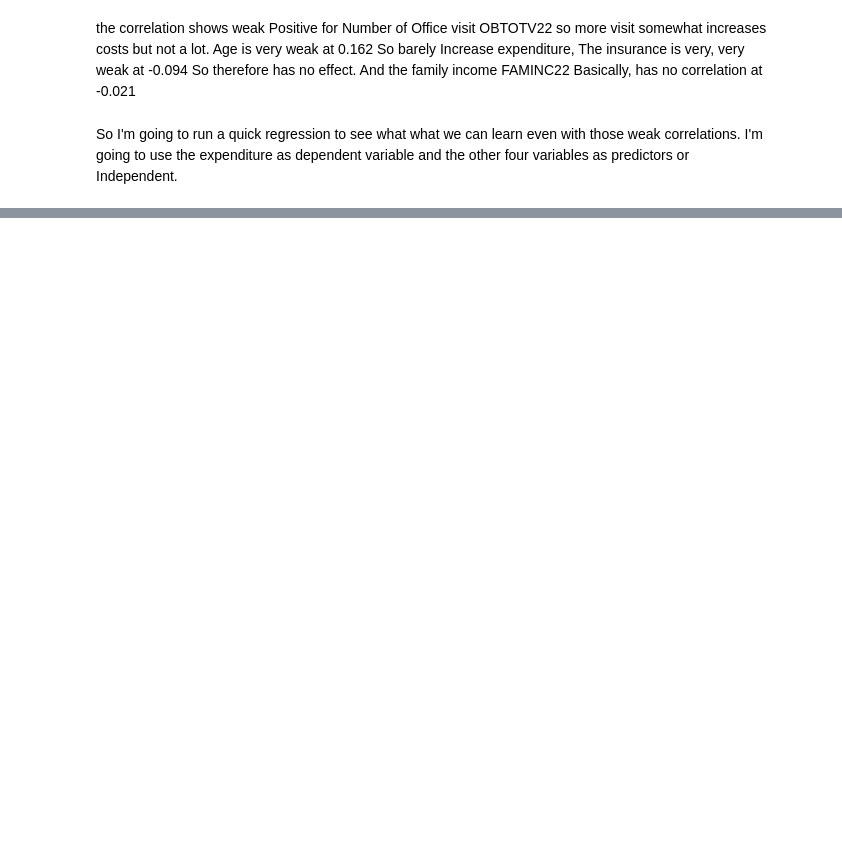
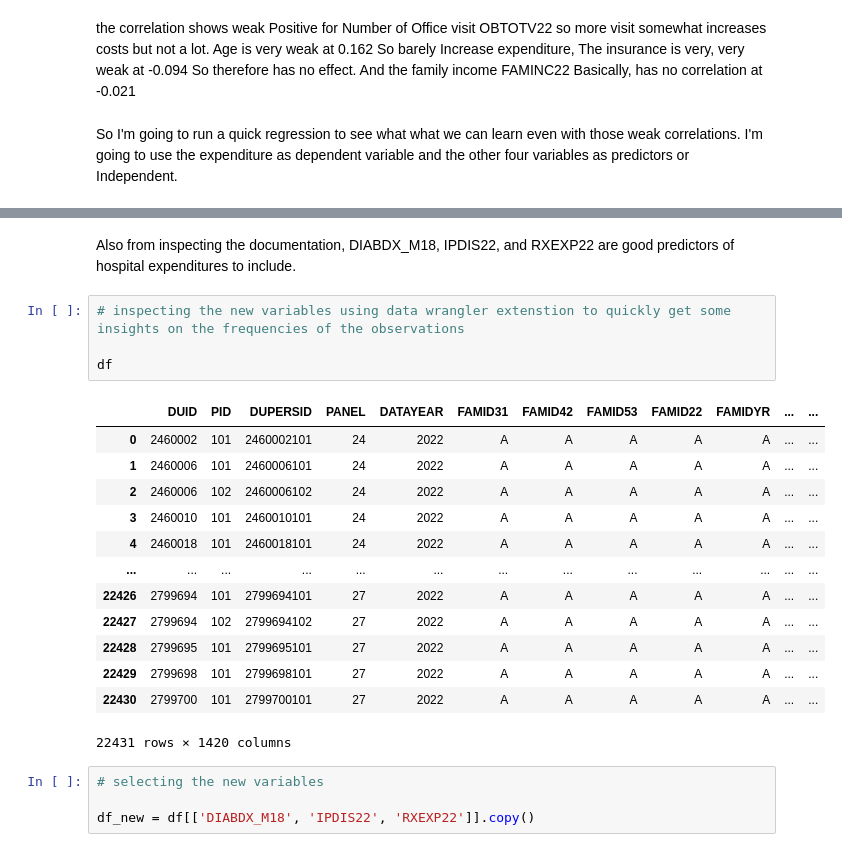
Before and after one commit to sinatijani/medical-cost-regression, a Jupyter notebook: medical_cost_analysis.ipynb, the cells around one changed output, grey strips where cells are left out. Cells and saved outputs as stored; diff of their text form; blank space fills up the shorter version.

Commit message:
MLR with expenditure as target initially with 4 predictors. added 3 more predictors to improve the model

```diff
--- a/medical_cost_analysis.ipynb
+++ b/medical_cost_analysis.ipynb
@@ -235,0 +268,24 @@ X = sm.add_
+# %% [markdown]
+Also from inspecting the documentation, DIABDX_M18, IPDIS22, and RXEXP22 are good predictors of hospital expenditures to include.
+# %%
+# inspecting the new variables using data wrangler extenstion to quickly get some insights on the frequencies of the observations
+
+df
+# %% [output]
+|  | DUID | PID | DUPERSID | PANEL | DATAYEAR | FAMID31 | FAMID42 | FAMID53 | FAMID22 | FAMIDYR | ... | ... |
+| 0 | 2460002 | 101 | 2460002101 | 24 | 2022 | A | A | A | A | A | ... | ... |
+| 1 | 2460006 | 101 | 2460006101 | 24 | 2022 | A | A | A | A | A | ... | ... |
+| 2 | 2460006 | 102 | 2460006102 | 24 | 2022 | A | A | A | A | A | ... | ... |
+| 3 | 2460010 | 101 | 2460010101 | 24 | 2022 | A | A | A | A | A | ... | ... |
+| 4 | 2460018 | 101 | 2460018101 | 24 | 2022 | A | A | A | A | A | ... | ... |
+| ... | ... | ... | ... | ... | ... | ... | ... | ... | ... | ... | ... | ... |
+| 22426 | 2799694 | 101 | 2799694101 | 27 | 2022 | A | A | A | A | A | ... | ... |
+| 22427 | 2799694 | 102 | 2799694102 | 27 | 2022 | A | A | A | A | A | ... | ... |
+| 22428 | 2799695 | 101 | 2799695101 | 27 | 2022 | A | A | A | A | A | ... | ... |
+| 22429 | 2799698 | 101 | 2799698101 | 27 | 2022 | A | A | A | A | A | ... | ... |
+| 22430 | 2799700 | 101 | 2799700101 | 27 | 2022 | A | A | A | A | A | ... | ... |
+22431 rows × 1420 columns
+# %%
+# selecting the new variables
+
+df_new = df[['DIABDX_M18', 'IPDIS22', 'RXEXP22']].copy()
```
Also changed, not shown: parts of 13 cells of this notebook, 1 other file.
